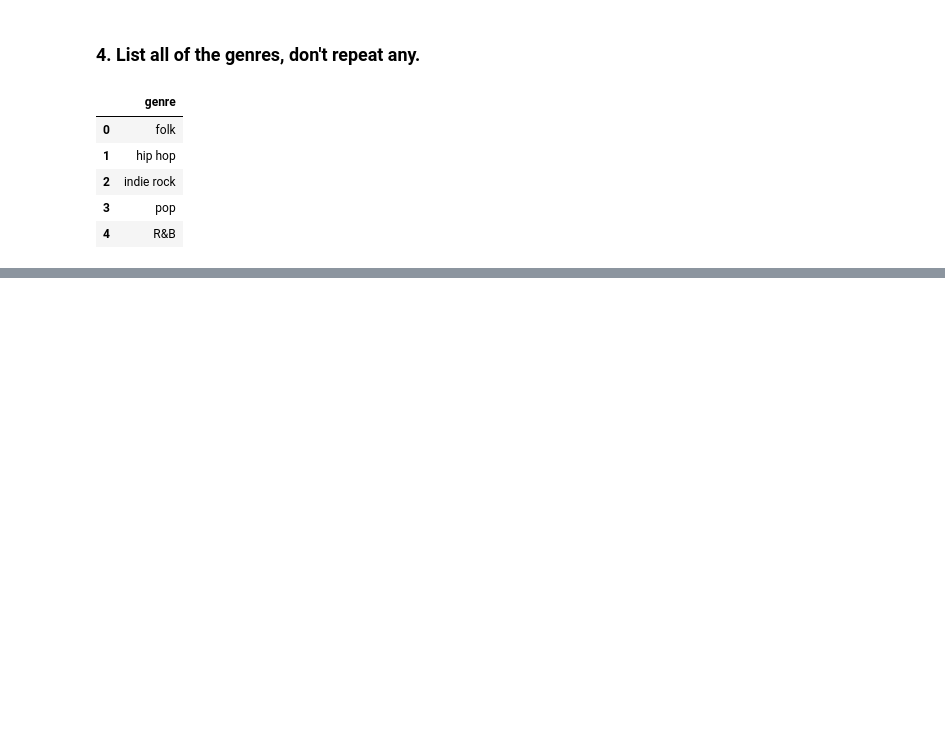
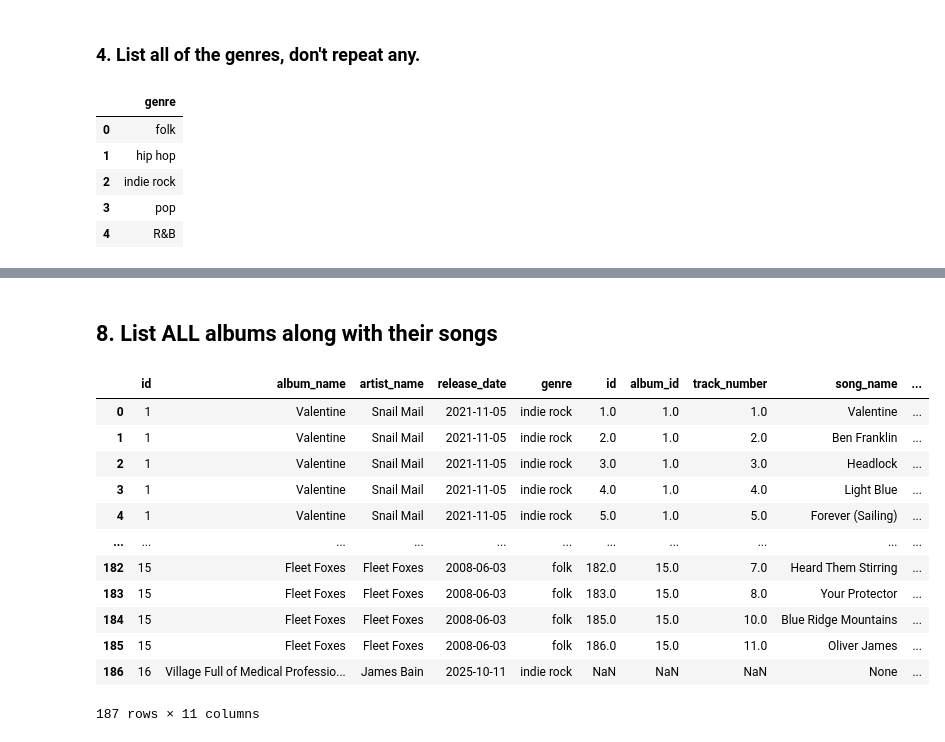
Before and after one commit to jcbain/lighthouse_lectures, a Jupyter notebook: data-science/w02d01_sql/src/notebooks/queries.ipynb, the cells around one changed output, grey strips where cells are left out. Cells and saved outputs as stored; diff of their text form; code cells hidden in the pictures; blank space fills up the shorter version.

```diff
--- a/data-science/w02d01_sql/src/notebooks/queries.ipynb
+++ b/data-science/w02d01_sql/src/notebooks/queries.ipynb
@@ -172,0 +248,24 @@ pd.read_sql_query(query, conn)
+# %% [markdown]
+## 8. List ALL albums along with their songs
+# %%
+query = """
+SELECT *
+FROM albums
+LEFT JOIN songs ON albums.id = songs.album_id;
+"""
+
+pd.read_sql_query(query, conn)
+# %% [output]
+|  | id | album_name | artist_name | release_date | genre | id | album_id | track_number | song_name | ... |
+| 0 | 1 | Valentine | Snail Mail | 2021-11-05 | indie rock | 1.0 | 1.0 | 1.0 | Valentine | ... |
+| 1 | 1 | Valentine | Snail Mail | 2021-11-05 | indie rock | 2.0 | 1.0 | 2.0 | Ben Franklin | ... |
+| 2 | 1 | Valentine | Snail Mail | 2021-11-05 | indie rock | 3.0 | 1.0 | 3.0 | Headlock | ... |
+| 3 | 1 | Valentine | Snail Mail | 2021-11-05 | indie rock | 4.0 | 1.0 | 4.0 | Light Blue | ... |
+| 4 | 1 | Valentine | Snail Mail | 2021-11-05 | indie rock | 5.0 | 1.0 | 5.0 | Forever (Sailing) | ... |
+| ... | ... | ... | ... | ... | ... | ... | ... | ... | ... | ... |
+| 182 | 15 | Fleet Foxes | Fleet Foxes | 2008-06-03 | folk | 182.0 | 15.0 | 7.0 | Heard Them Stirring | ... |
+| 183 | 15 | Fleet Foxes | Fleet Foxes | 2008-06-03 | folk | 183.0 | 15.0 | 8.0 | Your Protector | ... |
+| 184 | 15 | Fleet Foxes | Fleet Foxes | 2008-06-03 | folk | 185.0 | 15.0 | 10.0 | Blue Ridge Mountains | ... |
+| 185 | 15 | Fleet Foxes | Fleet Foxes | 2008-06-03 | folk | 186.0 | 15.0 | 11.0 | Oliver James | ... |
+| 186 | 16 | Village Full of Medical Professio... | James Bain | 2025-10-11 | indie rock | NaN | NaN | NaN | None | ... |
+187 rows × 11 columns
```
Also changed, not shown: parts of 12 cells of this notebook, 4 other files.
